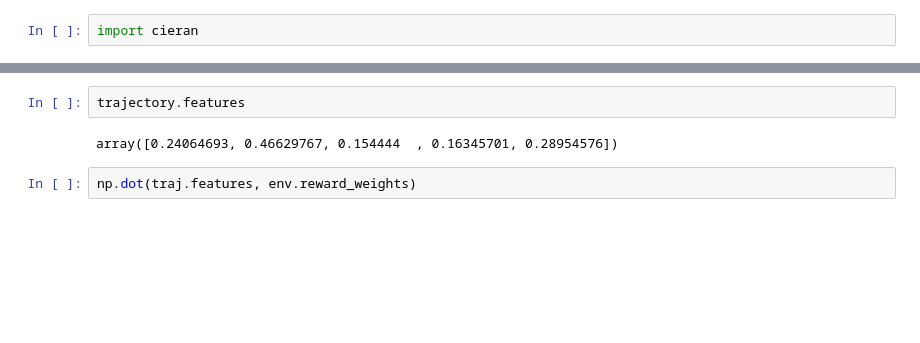
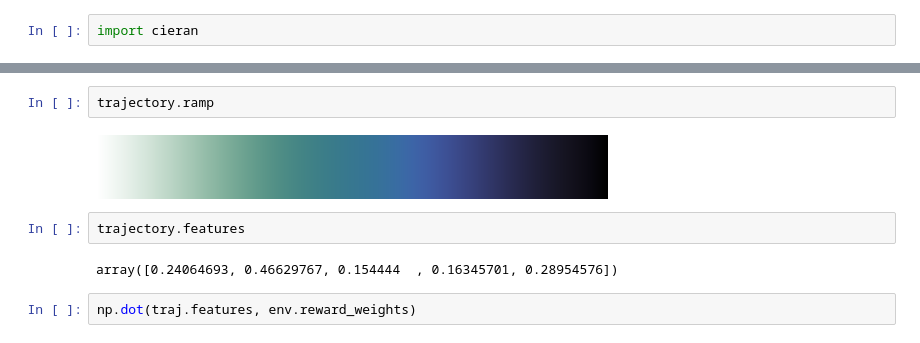
Before and after one commit to matthhong/cieran, a Jupyter notebook: test.ipynb, the cells around one changed output, grey strips where cells are left out. Cells and saved outputs as stored; diff of their text form; blank space fills up the shorter version.

```diff
--- a/test.ipynb
+++ b/test.ipynb
@@ -32,3 +32,7 @@ traj.ramp
+# %%
+trajectory.ramp
+# %% [output]
+[figure, added]
 # %%
 trajectory.features
 # %% [output]
```
Also changed, not shown: parts of 12 cells of this notebook, 1 other file.
